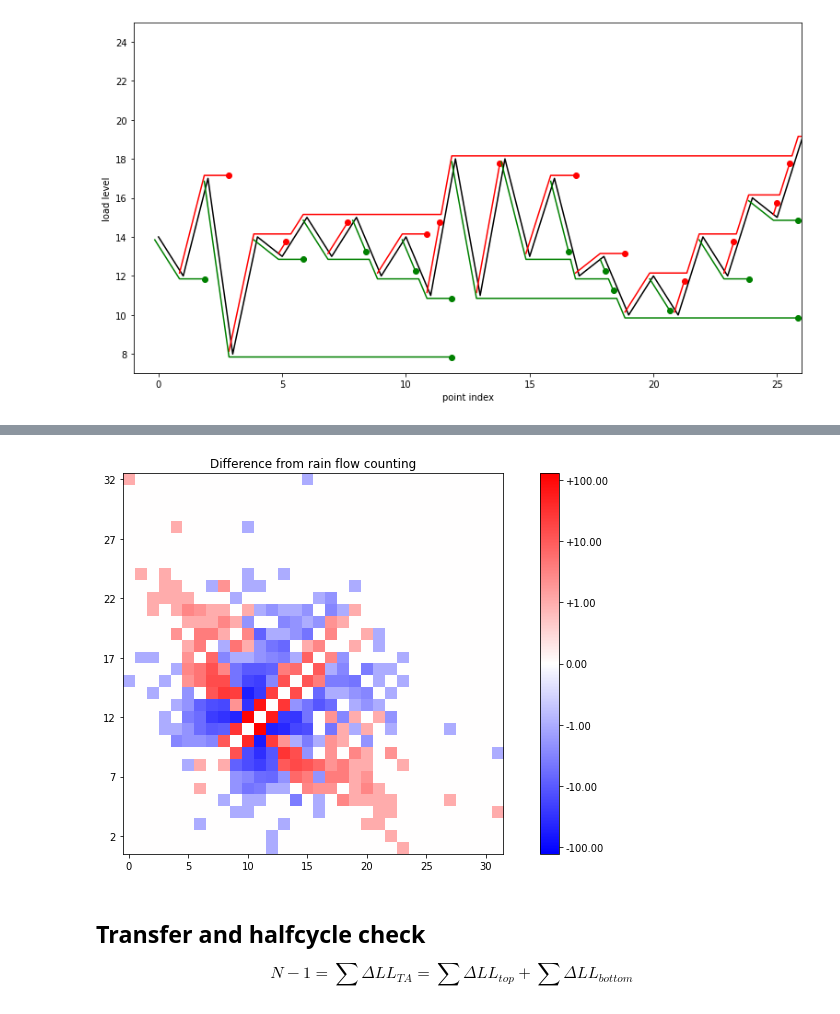
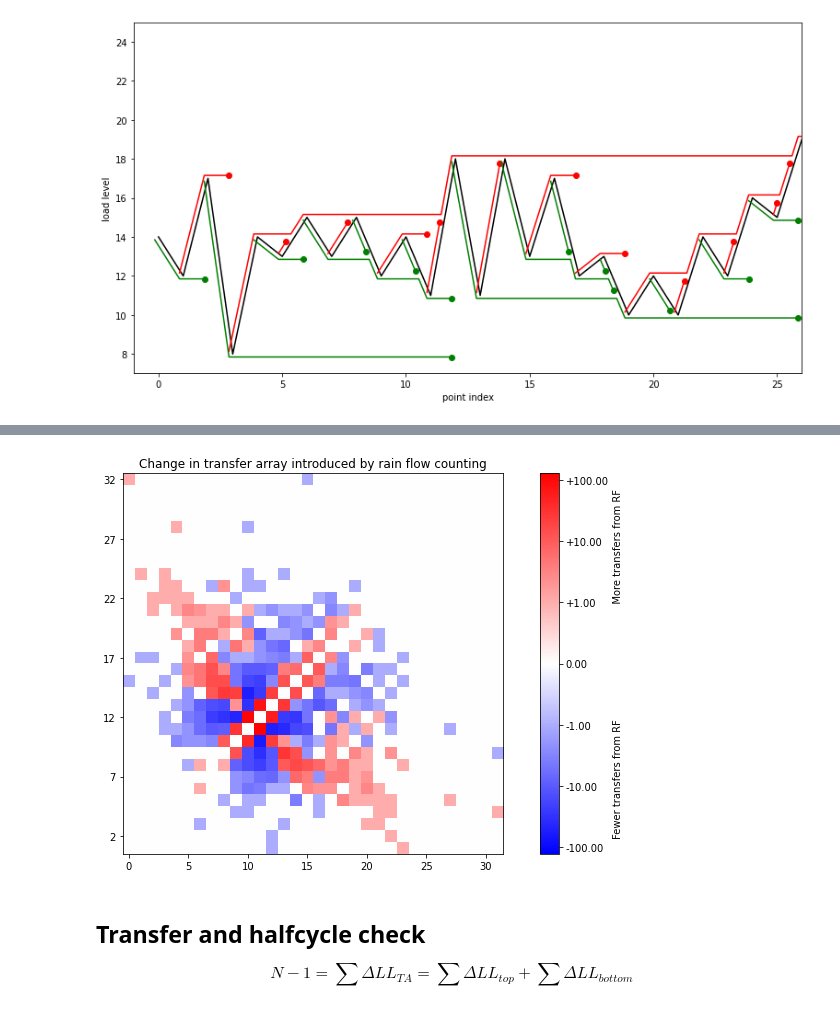
Before and after one commit to Maarrk/zidkl-article, a Jupyter notebook: advanced.ipynb, the cells around one changed output, grey strips where cells are left out. Drawn from its saved outputs; the diff is of its cells as text; code cells hidden in the pictures.

Commit message:
Plots for the submitted article

```diff
--- a/advanced.ipynb
+++ b/advanced.ipynb
@@ -359,24 +359,25 @@ np.savetxt('output/advanced_halfcycle_counts.csv', halfcycle_counts[::-1], fmt='
 # %%
 arrays_diff = halfcycle_counts - transfer_counts
 # Join together two log scales for integers, the small number added prevents trying to take a log of 0
 dual_log = lambda x: np.multiply(np.sign(x), np.log10(np.abs(x) + 0.00001) + 1)
 
 fig, ax = plt.subplots()
 im = ax.imshow(dual_log(arrays_diff[::-1]), cmap=cm.bwr, vmax=abs(dual_log(arrays_diff)).max(), vmin=-abs(dual_log(arrays_diff)).max())
 cb = fig.colorbar(im)
 
 # This code is fine, because list comprehensions are used to adapt to ticks
 with warnings.catch_warnings():
     warnings.filterwarnings("ignore", category=UserWarning)
     # UserWarning: FixedFormatter should only be used together with FixedLocator
     cb.set_ticklabels(['0.00' if t == 0 else f'{"+" if t > 0 else "-"}{10 ** (np.abs(t) - 1):.2f}' for t in cb.get_ticks()])
     ax.set_yticklabels([int(32 - y) for y in ax.get_yticks()])
 
-plt.title('Difference from rain flow counting')
+cb.set_label('Fewer transfers from RF                                     More transfers from RF')
+plt.title('Change in transfer array introduced by rain flow counting')
 save('rain_diff')
 plt.show()
 # %% [output]
-[figure, old version]
+[figure, new version]
 # %% [markdown]
 ## Transfer and halfcycle check
 
```
Also changed, not shown: parts of 1 cell of this notebook.
